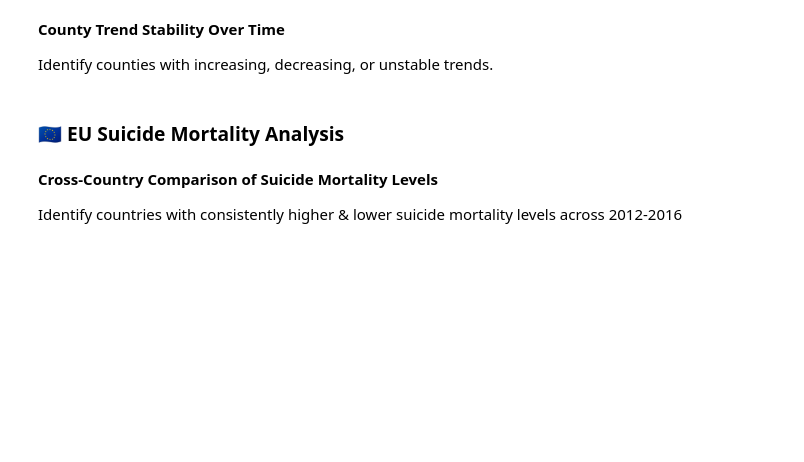
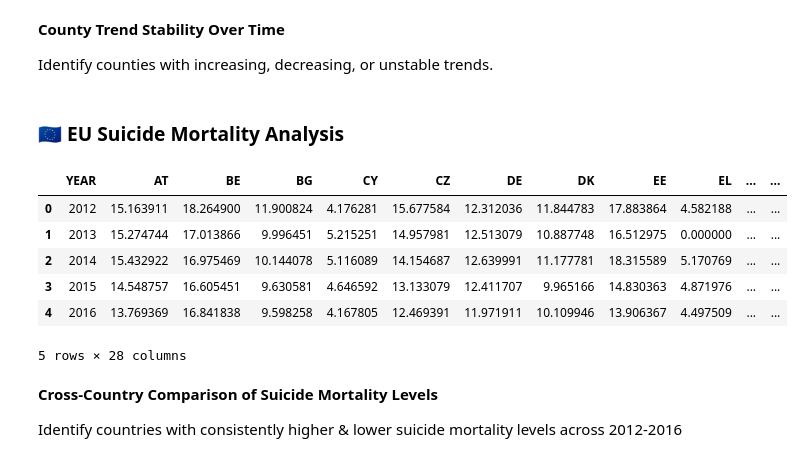
Before and after one commit to NibnabCodes/pfda_project, a Jupyter notebook: analysis.ipynb, the cells around one changed output. Saved outputs shown, nothing was run; the diff lists cells and outputs as text; code cells hidden in the pictures; blank space fills up the shorter version.

Commit message:
read in csv files for analysis

```diff
--- a/analysis.ipynb
+++ b/analysis.ipynb
@@ -799,6 +821,17 @@ Assess whether sex-based differences are consistent across counties.
 Identify counties with increasing, decreasing, or unstable trends.
 # %% [markdown]
 ### **🇪🇺 EU Suicide Mortality Analysis**
+# %%
+eu_mortality = pd.read_csv('./data/eu_mortality_rate_2012_2016.csv')
+eu_mortality.head(5)
+# %% [output]
+|  | YEAR | AT | BE | BG | CY | CZ | DE | DK | EE | EL | ... | ... |
+| 0 | 2012 | 15.163911 | 18.264900 | 11.900824 | 4.176281 | 15.677584 | 12.312036 | 11.844783 | 17.883864 | 4.582188 | ... | ... |
+| 1 | 2013 | 15.274744 | 17.013866 | 9.996451 | 5.215251 | 14.957981 | 12.513079 | 10.887748 | 16.512975 | 0.000000 | ... | ... |
+| 2 | 2014 | 15.432922 | 16.975469 | 10.144078 | 5.116089 | 14.154687 | 12.639991 | 11.177781 | 18.315589 | 5.170769 | ... | ... |
+| 3 | 2015 | 14.548757 | 16.605451 | 9.630581 | 4.646592 | 13.133079 | 12.411707 | 9.965166 | 14.830363 | 4.871976 | ... | ... |
+| 4 | 2016 | 13.769369 | 16.841838 | 9.598258 | 4.167805 | 12.469391 | 11.971911 | 10.109946 | 13.906367 | 4.497509 | ... | ... |
+5 rows × 28 columns
 # %% [markdown]
 **Cross-Country Comparison of Suicide Mortality Levels**
 
```
Also changed, not shown: parts of 3 cells of this notebook.
